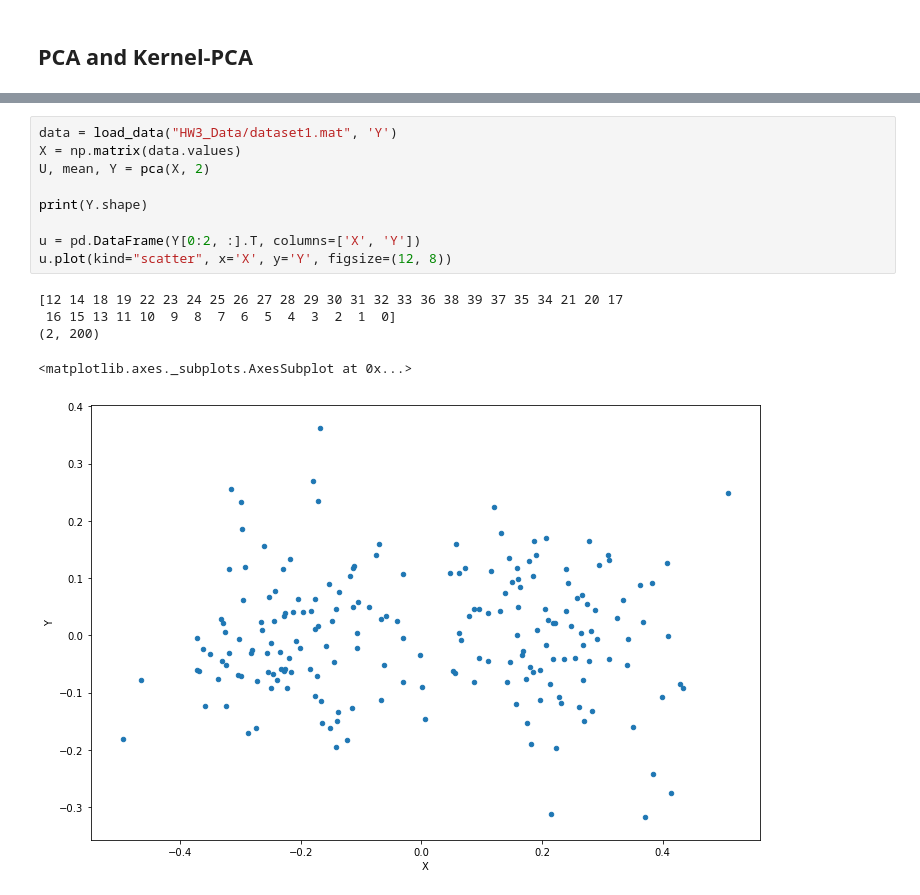
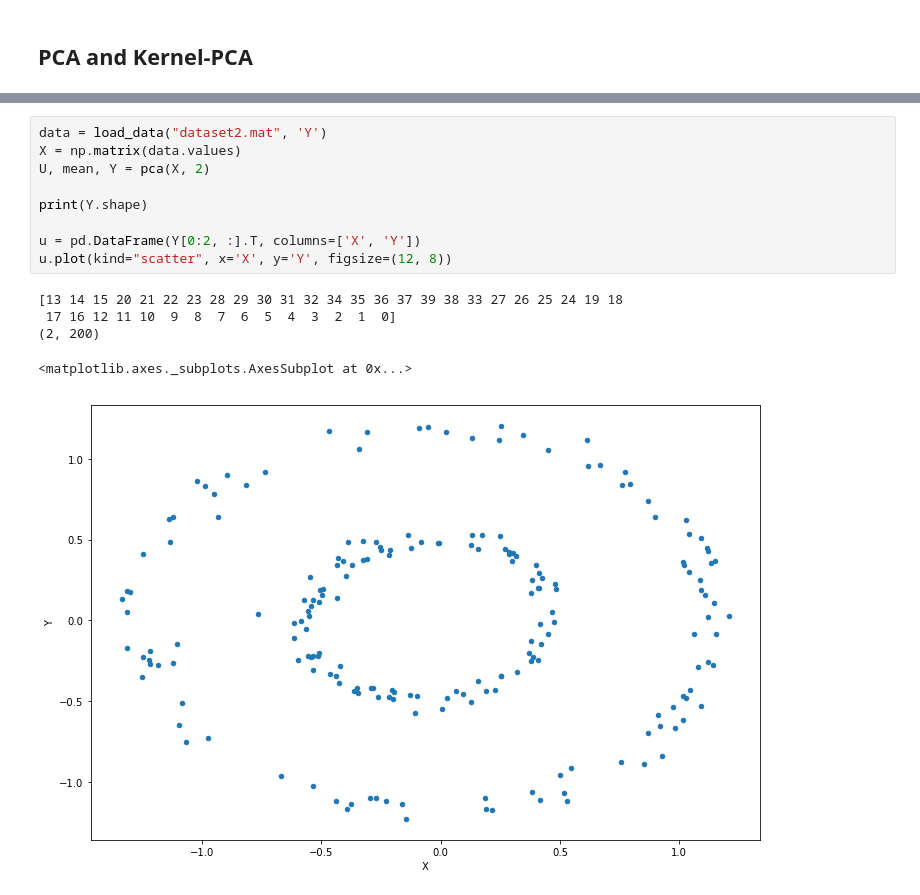
Before and after one commit to siddhantbenadikar/MachineLearningNEU, a Jupyter notebook: PCA/4-PCA.ipynb, the cells around one changed output, grey strips where cells are left out. Saved outputs shown, nothing was run; the diff lists cells and outputs as text.

```diff
--- a/PCA/4-PCA.ipynb
+++ b/PCA/4-PCA.ipynb
@@ -134,15 +182,15 @@ def kernel_pca(K, d):
 # %%
-data = load_data("HW3_Data/dataset1.mat", 'Y')
+data = load_data("dataset2.mat", 'Y')
 X = np.matrix(data.values)
 U, mean, Y = pca(X, 2)
 
 print(Y.shape)
 
 u = pd.DataFrame(Y[0:2, :].T, columns=['X', 'Y'])
 u.plot(kind="scatter", x='X', y='Y', figsize=(12, 8))
 # %% [output]
-[12 14 18 19 22 23 24 25 26 27 28 29 30 31 32 33 36 38 39 37 35 34 21 20 17
- 16 15 13 11 10  9  8  7  6  5  4  3  2  1  0]
+[13 14 15 20 21 22 23 28 29 30 31 32 34 35 36 37 39 38 33 27 26 25 24 19 18
+ 17 16 12 11 10  9  8  7  6  5  4  3  2  1  0]
 (2, 200)
 <matplotlib.axes._subplots.AxesSubplot at 0x...>
-[figure, old version]
+[figure, new version]
```
Also changed, not shown: parts of 8 cells of this notebook, 10 other files.
